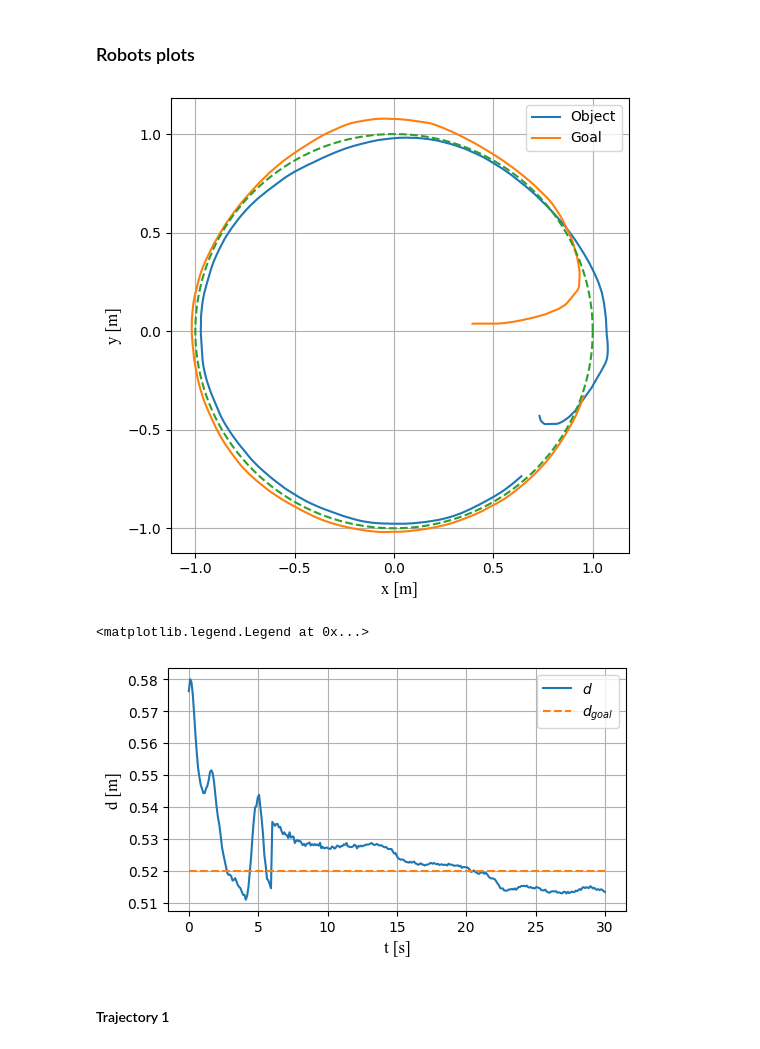
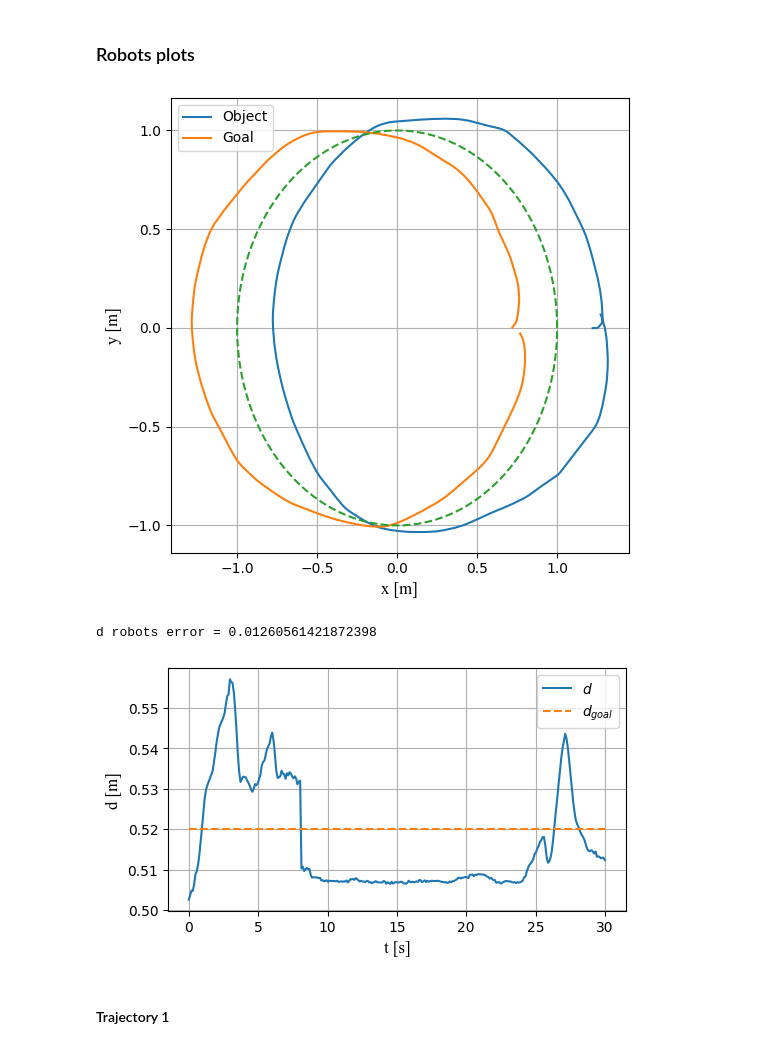
Before and after one commit to alejotoro-o/multi-robot-ueia, a Jupyter notebook: ros_bag_read.ipynb, the cells around one changed output. Cells and saved outputs as stored; diff of their text form; code cells hidden in the pictures.

```diff
--- a/ros_bag_read.ipynb
+++ b/ros_bag_read.ipynb
@@ -30,7 +30,7 @@ class BagFileParser():
         # Deserialise all and timestamp them
         return [ (timestamp,deserialize_message(data, self.topic_msg_message[topic_name])) for timestamp,data in rows]
 # %%
-n = "caja3_t2"
+n = "caja3"
 bag_file = 'Recordings/' + n + '/' + n + '_0.db3'
 
 parser = BagFileParser(bag_file)
@@ -155,21 +167,24 @@ plt.legend(["Object", "Goal"])
 plt.grid()
 #plt.savefig("Imagenes articulo/fig_caja.pdf")
 # %% [output]
-[figure, old version]
+[figure, new version]
 # %%
 d_robots = np.sqrt((robot1_path[:,0] - robot2_path[:,0])**2 + (robot1_path[:,1] - robot2_path[:,1])**2)
+
+d_robots_error = np.sum(np.abs(d_robots - 0.52))/path.shape[0]
+print("d robots error =", d_robots_error)
 
 plt.figure("Fig", figsize=(15*cm,8*cm))
 plt.plot(t, d_robots)
 plt.plot(t, 0.52*np.ones(path.shape[0]), "--")
 plt.xlabel("t [s]", {"fontsize": 12, "fontname": "Times New Roman"})
 plt.ylabel("d [m]", {"fontsize": 12, "fontname": "Times New Roman"})
 plt.grid()
 plt.legend(["$d$", "$d_{goal}$"])
-#plt.savefig("Imagenes articulo/fig_robots_d.pdf")
+plt.savefig("Imagenes articulo/fig_robots_d.pdf", bbox_inches="tight")
 # %% [output]
-<matplotlib.legend.Legend at 0x...>
+d robots error = 0.01260561421872398
-[figure, old version]
+[figure, new version]
 # %% [markdown]
 #### Trajectory 1
 # %%
```
Also changed, not shown: parts of 11 cells of this notebook.
